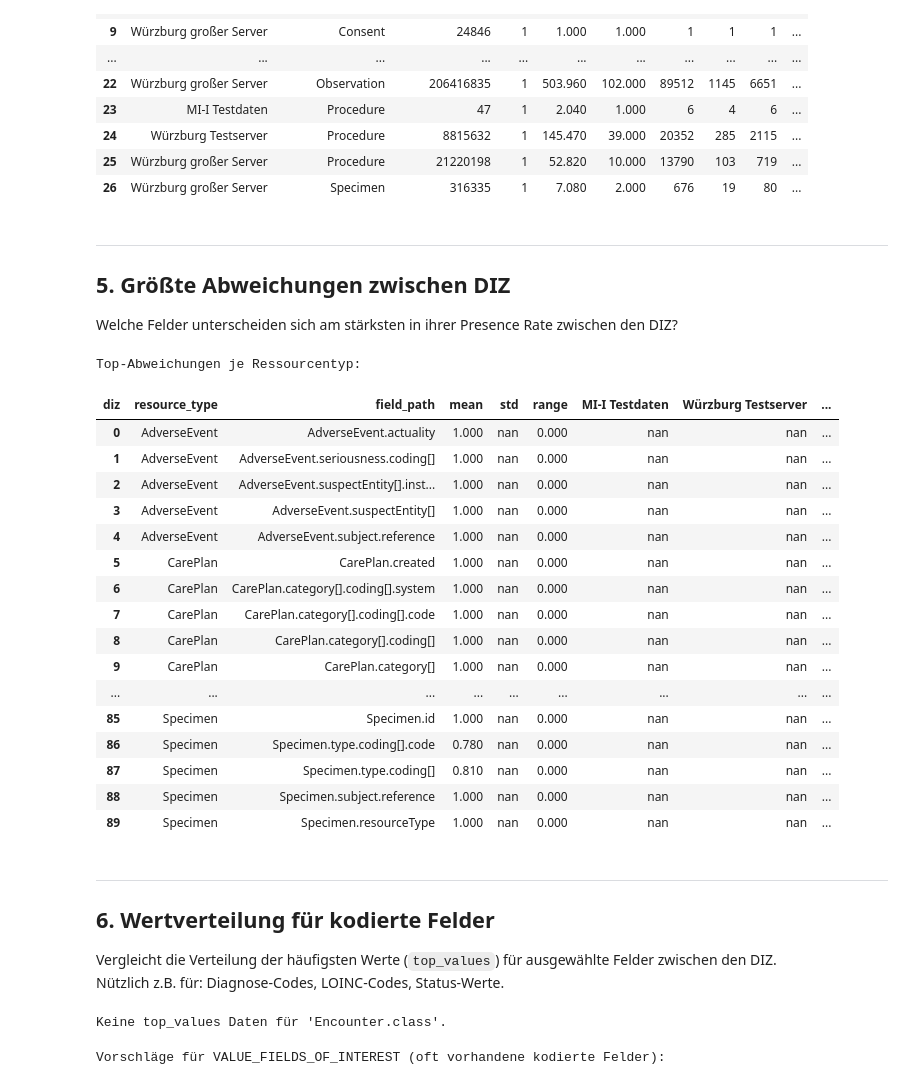
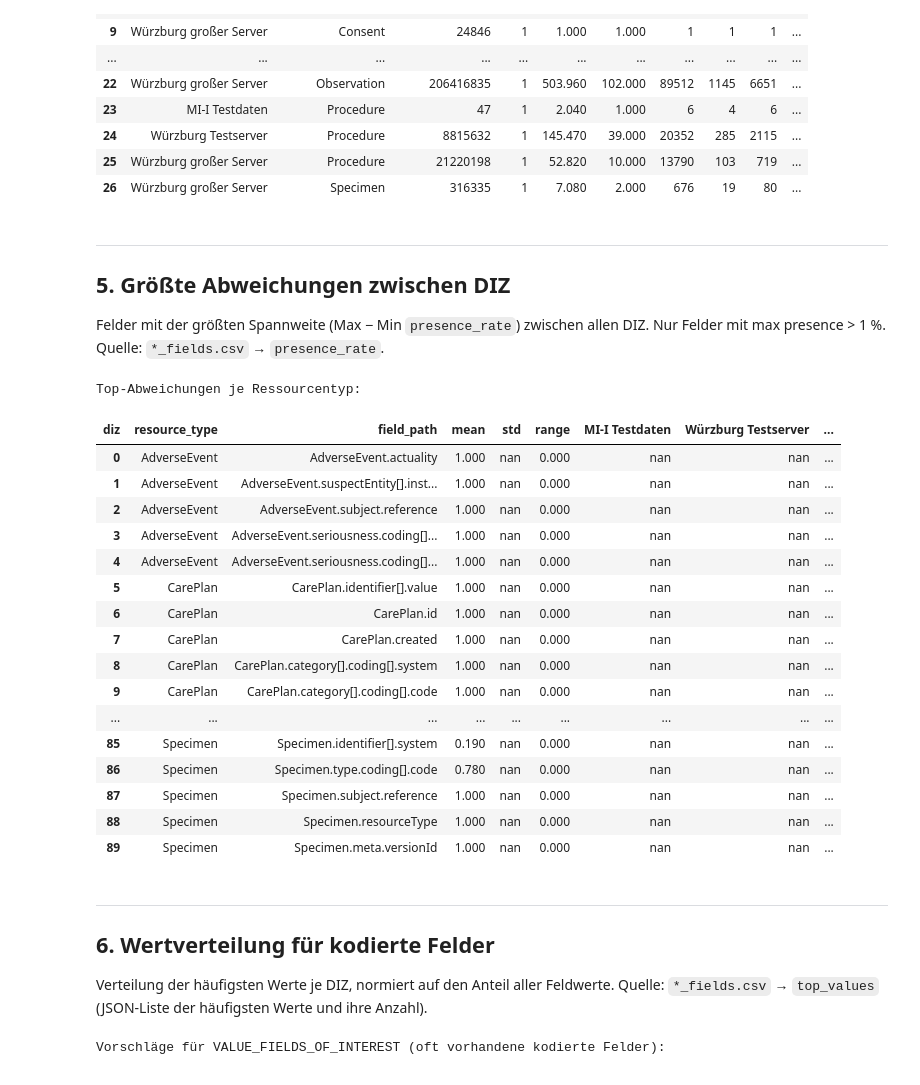
Before and after one commit to carly15/FHIRScan, a Jupyter notebook: heterogeneity_analysis/diz_comparison.ipynb, the cells around one changed output. Saved outputs shown, nothing was run; the diff lists cells and outputs as text; code cells hidden in the pictures.

```diff
--- a/heterogeneity_analysis/diz_comparison.ipynb
+++ b/heterogeneity_analysis/diz_comparison.ipynb
@@ -37,8 +37,8 @@ BASE = Path("..")   # Projekt-Root (relativ zum Notebook in Code/)
 
 DIZ = {
     "MI-I Testdaten": BASE / "Output"   / "20260520_14_45",
-    "Würzburg Testserver":             BASE / "Analysis" / "Würzburg_01",
-    "Würzburg großer Server":             BASE / "Analysis" / "Würzburg_02",
+    "Würzburg Testserver":             BASE / "diz_profiles" / "Würzburg_01",
+    "Würzburg großer Server":             BASE / "diz_profiles" / "Würzburg_02",
     # "UKA": BASE / "Analysis" / "Augsburg_01",
     # "FAU": BASE / "Analysis" / "Erlangen_01",
 }
@@ -380,7 +397,7 @@ _HM_COL_PX = 90
 def presence_heatmap(resource_type: str, min_presence_any_diz: float = 0.0):
     sub = df_fields[
         (df_fields["resource_type"] == resource_type) &
-        (~df_fields["detected_python_types"].str.fullmatch(r"object|array", na=False))
+        (df_fields["_is_data_field"])
     ].copy()
 
     if sub.empty:
@@ -423,4 +440,4 @@ def presence_heatmap(resource_type: str, min_presence_any_diz: float = 0.0):
 
 # ── Heatmap für alle Ressourcentypen ─────────────────────────────────────
 for rt in ALL_RT:
-    presence_heatmap(rt, min_presence_any_diz=0.01)
+    presence_heatmap(rt)
@@ -431,7 +452,7 @@ for rt in ALL_RT:
 def delta_heatmap(resource_type: str):
     sub = df_fields[
         (df_fields["resource_type"] == resource_type) &
-        (~df_fields["detected_python_types"].str.fullmatch(r"object|array", na=False))
+        (df_fields["_is_data_field"])
     ].copy()
 
     if sub.empty:
@@ -513,13 +536,29 @@ if not df_quality.empty:
     )
     fig.show()
 
-    # Tabelle: Wer hat die niedrigste Patient-Linkage-Rate?
-    print("\n⚠️  Niedrige Patient-Linkage-Raten (< 0.8):")
-    low = df_quality[df_quality["patient_linkage_rate"] < 0.8][["diz", "resource_type", "patient_linkage_rate", "total_resources"]]
+    # Ressourcentypen ohne Patient-Subject-Referenz per Design (erwartet 0 %)
+    NO_PATIENT_LINK_EXPECTED = {"Patient", "Location", "Medication",
+                                 "Organization", "Practitioner", "Substance"}
+
+    print("\n⚠️  Niedrige Patient-Linkage-Raten (< 0.8) — ohne erwartete Ausnahmen:")
+    low = df_quality[
+        (df_quality["patient_linkage_rate"] < 0.8) &
+        (~df_quality["resource_type"].isin(NO_PATIENT_LINK_EXPECTED))
+    ][["diz", "resource_type", "patient_linkage_rate", "total_resources"]]
     if low.empty:
         print("   Keine gefunden.")
     else:
         display(low.sort_values("patient_linkage_rate"))
+
+    print(f"\nℹ️  Ausgeblendet (0 % erwartet, da kein subject.reference auf Patient):")
+    expected_zero = df_quality[
+        (df_quality["patient_linkage_rate"] == 0.0) &
+        (df_quality["resource_type"].isin(NO_PATIENT_LINK_EXPECTED))
+    ][["diz", "resource_type", "total_resources"]]
+    if expected_zero.empty:
+        print("   Keine.")
+    else:
+        display(expected_zero.reset_index(drop=True))
 else:
     print("Keine _data_quality.csv Daten geladen.")
 # %% [output]
@@ -606,7 +648,7 @@ Kardinalitäts-Detailtabelle (per_patient):
 ---
 ## 5. Größte Abweichungen zwischen DIZ
 
-Welche Felder unterscheiden sich am stärksten in ihrer Presence Rate zwischen den DIZ?
+Felder mit der größten Spannweite (Max − Min `presence_rate`) zwischen allen DIZ. Nur Felder mit max presence > 1 %. Quelle: `*_fields.csv` → `presence_rate`.
 # %%
 # Parameter anpassen:
 TOP_N_FIELDS = 25   # Wie viele Felder je Ressourcentyp anzeigen
@@ -614,7 +656,7 @@ MIN_PRESENCE = 0.01  # Felder ignorieren die überall < 1% vorhanden sind
 
 if not df_fields.empty and len(LOADED_DIZ) > 1:
     scalar_fields = df_fields[
-        ~df_fields["detected_python_types"].str.fullmatch(r"object|array", na=False)
+        df_fields["_is_data_field"]
     ].copy()
 
     results = []
@@ -646,54 +688,53 @@ if not df_fields.empty and len(LOADED_DIZ) > 1:
         fig = px.bar(
             top_global,
             x="range", y="field_path",
             color="resource_type",
             orientation="h",
             title=f"Top {TOP_N_FIELDS} Felder mit größter Presence-Rate-Spannweite zwischen DIZ",
             labels={"range": "Max − Min Presence Rate", "field_path": "Feldpfad"},
             height=max(500, TOP_N_FIELDS * 26 + 120)
         )
         fig.update_layout(yaxis=dict(autorange="reversed"))
         fig.show()
 
         # ── Top-N pro Ressourcentyp ───────────────────────────────────────
         print("\nTop-Abweichungen je Ressourcentyp:")
         display_cols = ["resource_type", "field_path", "mean", "std", "range"] + LOADED_DIZ
         available = [c for c in display_cols if c in df_divergence.columns]
         display(
             df_divergence.groupby("resource_type")
             .head(5)[available]
             .sort_values(["resource_type", "range"], ascending=[True, False])
             .reset_index(drop=True)
             .style.format({c: "{:.3f}" for c in ["mean", "std", "range"] + LOADED_DIZ if c in df_divergence.columns})
             .background_gradient(subset=["range"], cmap="YlOrRd")
         )
 else:
     print("Mindestens 2 DIZ erforderlich für Divergenzanalyse.")
 # %% [output]
 Top-Abweichungen je Ressourcentyp:
 | diz | resource_type | field_path | mean | std | range | MI-I Testdaten | Würzburg Testserver | ... |
 | 0 | AdverseEvent | AdverseEvent.actuality | 1.000 | nan | 0.000 | nan | nan | ... |
-| 1 | AdverseEvent | AdverseEvent.seriousness.coding[] | 1.000 | nan | 0.000 | nan | nan | ... |
-| 2 | AdverseEvent | AdverseEvent.suspectEntity[].inst... | 1.000 | nan | 0.000 | nan | nan | ... |
-| 3 | AdverseEvent | AdverseEvent.suspectEntity[] | 1.000 | nan | 0.000 | nan | nan | ... |
-| 4 | AdverseEvent | AdverseEvent.subject.reference | 1.000 | nan | 0.000 | nan | nan | ... |
-| 5 | CarePlan | CarePlan.created | 1.000 | nan | 0.000 | nan | nan | ... |
-| 6 | CarePlan | CarePlan.category[].coding[].system | 1.000 | nan | 0.000 | nan | nan | ... |
-| 7 | CarePlan | CarePlan.category[].coding[].code | 1.000 | nan | 0.000 | nan | nan | ... |
-| 8 | CarePlan | CarePlan.category[].coding[] | 1.000 | nan | 0.000 | nan | nan | ... |
-| 9 | CarePlan | CarePlan.category[] | 1.000 | nan | 0.000 | nan | nan | ... |
+| 1 | AdverseEvent | AdverseEvent.suspectEntity[].inst... | 1.000 | nan | 0.000 | nan | nan | ... |
+| 2 | AdverseEvent | AdverseEvent.subject.reference | 1.000 | nan | 0.000 | nan | nan | ... |
+| 3 | AdverseEvent | AdverseEvent.seriousness.coding[]... | 1.000 | nan | 0.000 | nan | nan | ... |
+| 4 | AdverseEvent | AdverseEvent.seriousness.coding[]... | 1.000 | nan | 0.000 | nan | nan | ... |
+| 5 | CarePlan | CarePlan.identifier[].value | 1.000 | nan | 0.000 | nan | nan | ... |
+| 6 | CarePlan | CarePlan.id | 1.000 | nan | 0.000 | nan | nan | ... |
+| 7 | CarePlan | CarePlan.created | 1.000 | nan | 0.000 | nan | nan | ... |
+| 8 | CarePlan | CarePlan.category[].coding[].system | 1.000 | nan | 0.000 | nan | nan | ... |
+| 9 | CarePlan | CarePlan.category[].coding[].code | 1.000 | nan | 0.000 | nan | nan | ... |
 | ... | ... | ... | ... | ... | ... | ... | ... | ... |
-| 85 | Specimen | Specimen.id | 1.000 | nan | 0.000 | nan | nan | ... |
+| 85 | Specimen | Specimen.identifier[].system | 0.190 | nan | 0.000 | nan | nan | ... |
 | 86 | Specimen | Specimen.type.coding[].code | 0.780 | nan | 0.000 | nan | nan | ... |
-| 87 | Specimen | Specimen.type.coding[] | 0.810 | nan | 0.000 | nan | nan | ... |
-| 88 | Specimen | Specimen.subject.reference | 1.000 | nan | 0.000 | nan | nan | ... |
-| 89 | Specimen | Specimen.resourceType | 1.000 | nan | 0.000 | nan | nan | ... |
+| 87 | Specimen | Specimen.subject.reference | 1.000 | nan | 0.000 | nan | nan | ... |
+| 88 | Specimen | Specimen.resourceType | 1.000 | nan | 0.000 | nan | nan | ... |
+| 89 | Specimen | Specimen.meta.versionId | 1.000 | nan | 0.000 | nan | nan | ... |
 # %% [markdown]
 ---
 ## 6. Wertverteilung für kodierte Felder
 
-Vergleicht die Verteilung der häufigsten Werte (`top_values`) für ausgewählte Felder zwischen den DIZ.
-Nützlich z.B. für: Diagnose-Codes, LOINC-Codes, Status-Werte.
+Verteilung der häufigsten Werte je DIZ, normiert auf den Anteil aller Feldwerte. Quelle: `*_fields.csv` → `top_values` (JSON-Liste der häufigsten Werte und ihre Anzahl).
 # %%
 # ── Parameter: Felder für die Wertverteilung anzeigen ─────────────────────
 # Kommentiere Felder aus die in deinen Daten nicht vorhanden sind.
@@ -701,7 +742,7 @@ VALUE_FIELDS_OF_INTEREST = [
     # Passe diese Liste an deine tatsächlichen Feldpfade an:
     "Observation.code.coding[].code",
     "Condition.code.coding[].code",
-    "Encounter.class",
+    "Encounter.class.code",          # R4: Encounter.class ist Coding, nicht CodeableConcept
     "Observation.status",
     "Condition.clinicalStatus.coding[].code",
     "Procedure.status",
@@ -758,8 +799,6 @@ def plot_value_distribution(field_path: str):
 
 for field_path in VALUE_FIELDS_OF_INTEREST:
     plot_value_distribution(field_path)
-# %% [output]
-Keine top_values Daten für 'Encounter.class'.
 # %%
 # ── 6b. Automatisch die Felder mit den meisten distinkt-Werten finden ─────
 # (als Ausgangspunkt für manuelle Auswahl oben)
```
Also changed, not shown: parts of 33 cells of this notebook.
